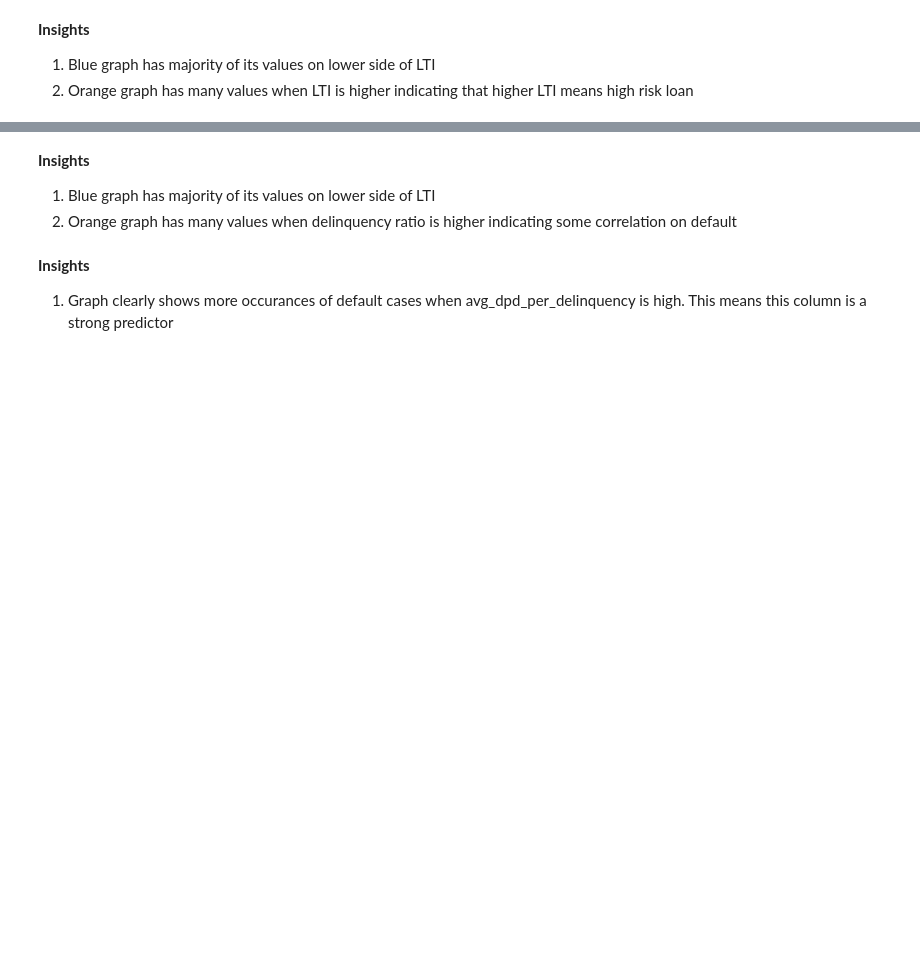
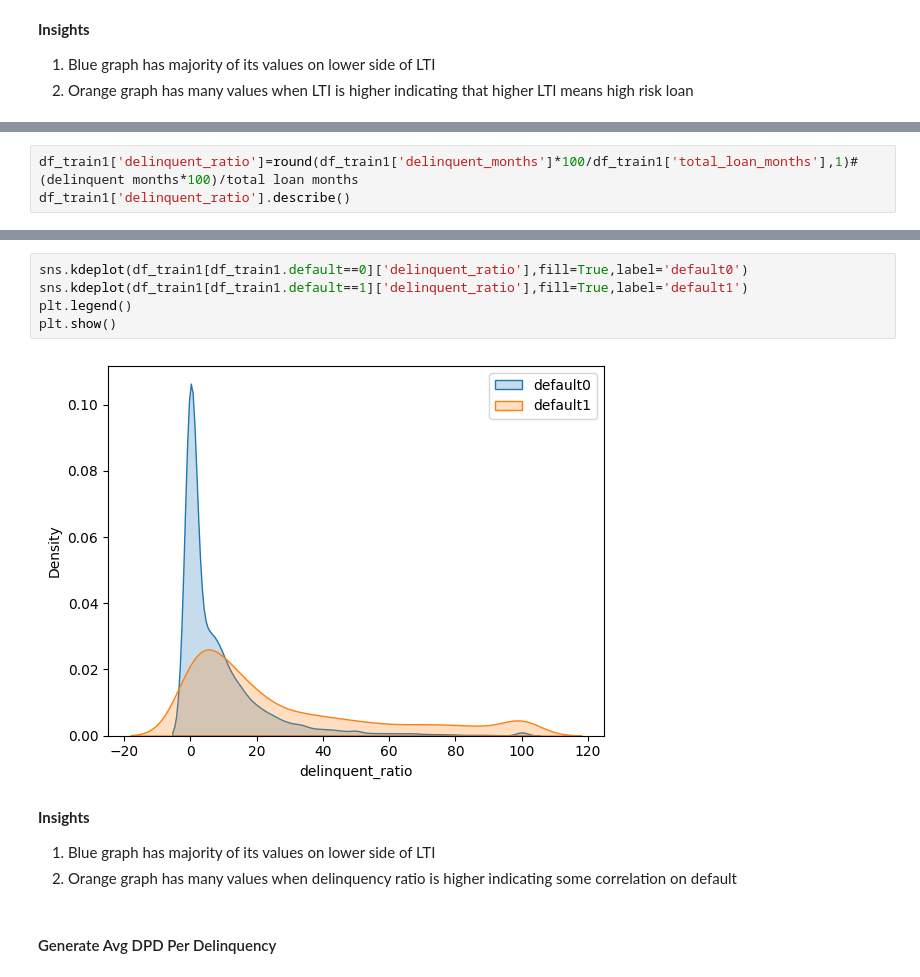
Before and after one commit to rupeshkumarp/credit_risk_analysis, a Jupyter notebook: data_preprocessing_and_eda.ipynb, the cells around one changed output, grey strips where cells are left out. Saved outputs shown, nothing was run; the diff lists cells and outputs as text; blank space fills up the shorter version.

```diff
--- a/data_preprocessing_and_eda.ipynb
+++ b/data_preprocessing_and_eda.ipynb
@@ -372,0 +397,3 @@ plt.show()
+# %%
+df_train1['delinquent_ratio']=round(df_train1['delinquent_months']*100/df_train1['total_loan_months'],1)# (delinquent months*100)/total loan months
+df_train1['delinquent_ratio'].describe()
@@ -373,8 +432,13 @@ plt.show()
+# %%
+sns.kdeplot(df_train1[df_train1.default==0]['delinquent_ratio'],fill=True,label='default0')
+sns.kdeplot(df_train1[df_train1.default==1]['delinquent_ratio'],fill=True,label='default1')
+plt.legend()
+plt.show()
+# %% [output]
+[figure, added]
 # %% [markdown]
 **Insights**
 1. Blue graph has majority of its values on lower side of LTI
 2. Orange graph has many values when delinquency ratio is higher indicating some correlation on default
-# %% [markdown]
-**Insights**
-
-1. Graph clearly shows more occurances of default cases when avg_dpd_per_delinquency is high. This means this column is a strong predictor
+# %% [markdown]
+#### Generate Avg DPD Per Delinquency
```
Also changed, not shown: parts of 12 cells of this notebook.
